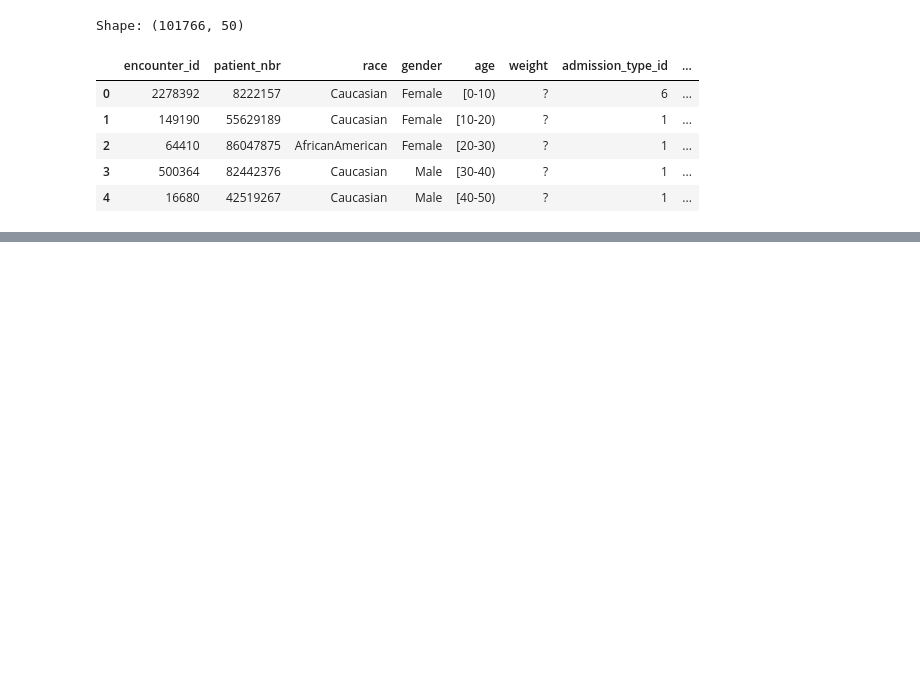
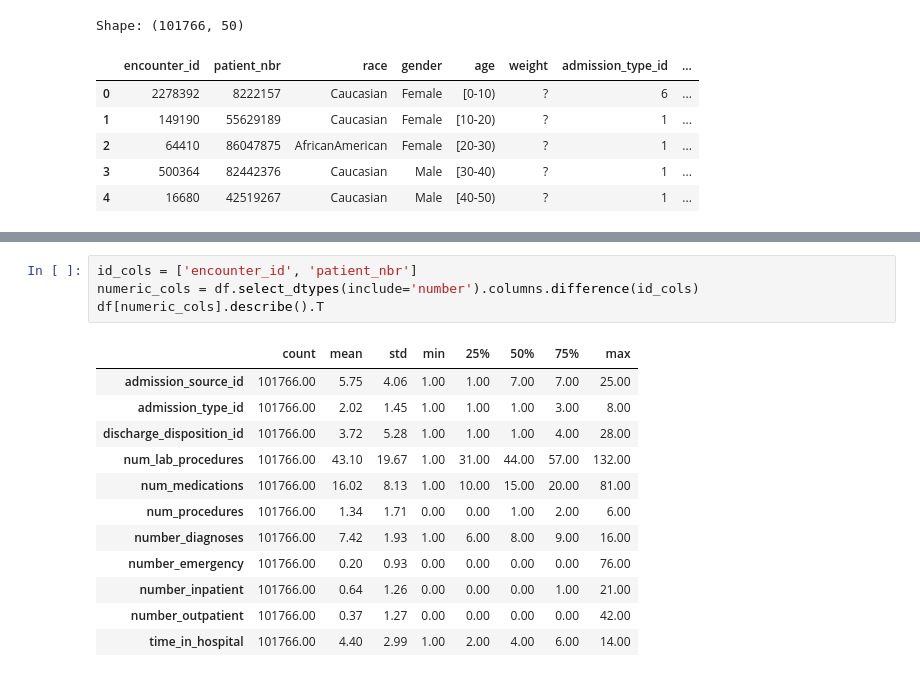
Before and after one commit to marioc1234/readmission-nlp, a Jupyter notebook: notebooks/01_eda.ipynb, the cells around one changed output, grey strips where cells are left out. Saved outputs shown, nothing was run; the diff lists cells and outputs as text; blank space fills up the shorter version.

```diff
--- a/notebooks/01_eda.ipynb
+++ b/notebooks/01_eda.ipynb
@@ -19,0 +168,17 @@ Shape: (101766, 50)
+# %%
+id_cols = ['encounter_id', 'patient_nbr']
+numeric_cols = df.select_dtypes(include='number').columns.difference(id_cols)
+df[numeric_cols].describe().T
+# %% [output]
+|  | count | mean | std | min | 25% | 50% | 75% | max |
+| admission_source_id | 101766.00 | 5.75 | 4.06 | 1.00 | 1.00 | 7.00 | 7.00 | 25.00 |
+| admission_type_id | 101766.00 | 2.02 | 1.45 | 1.00 | 1.00 | 1.00 | 3.00 | 8.00 |
+| discharge_disposition_id | 101766.00 | 3.72 | 5.28 | 1.00 | 1.00 | 1.00 | 4.00 | 28.00 |
+| num_lab_procedures | 101766.00 | 43.10 | 19.67 | 1.00 | 31.00 | 44.00 | 57.00 | 132.00 |
+| num_medications | 101766.00 | 16.02 | 8.13 | 1.00 | 10.00 | 15.00 | 20.00 | 81.00 |
+| num_procedures | 101766.00 | 1.34 | 1.71 | 0.00 | 0.00 | 1.00 | 2.00 | 6.00 |
+| number_diagnoses | 101766.00 | 7.42 | 1.93 | 1.00 | 6.00 | 8.00 | 9.00 | 16.00 |
+| number_emergency | 101766.00 | 0.20 | 0.93 | 0.00 | 0.00 | 0.00 | 0.00 | 76.00 |
+| number_inpatient | 101766.00 | 0.64 | 1.26 | 0.00 | 0.00 | 0.00 | 1.00 | 21.00 |
+| number_outpatient | 101766.00 | 0.37 | 1.27 | 0.00 | 0.00 | 0.00 | 0.00 | 42.00 |
+| time_in_hospital | 101766.00 | 4.40 | 2.99 | 1.00 | 2.00 | 4.00 | 6.00 | 14.00 |
```
Also changed, not shown: parts of 10 cells of this notebook.
